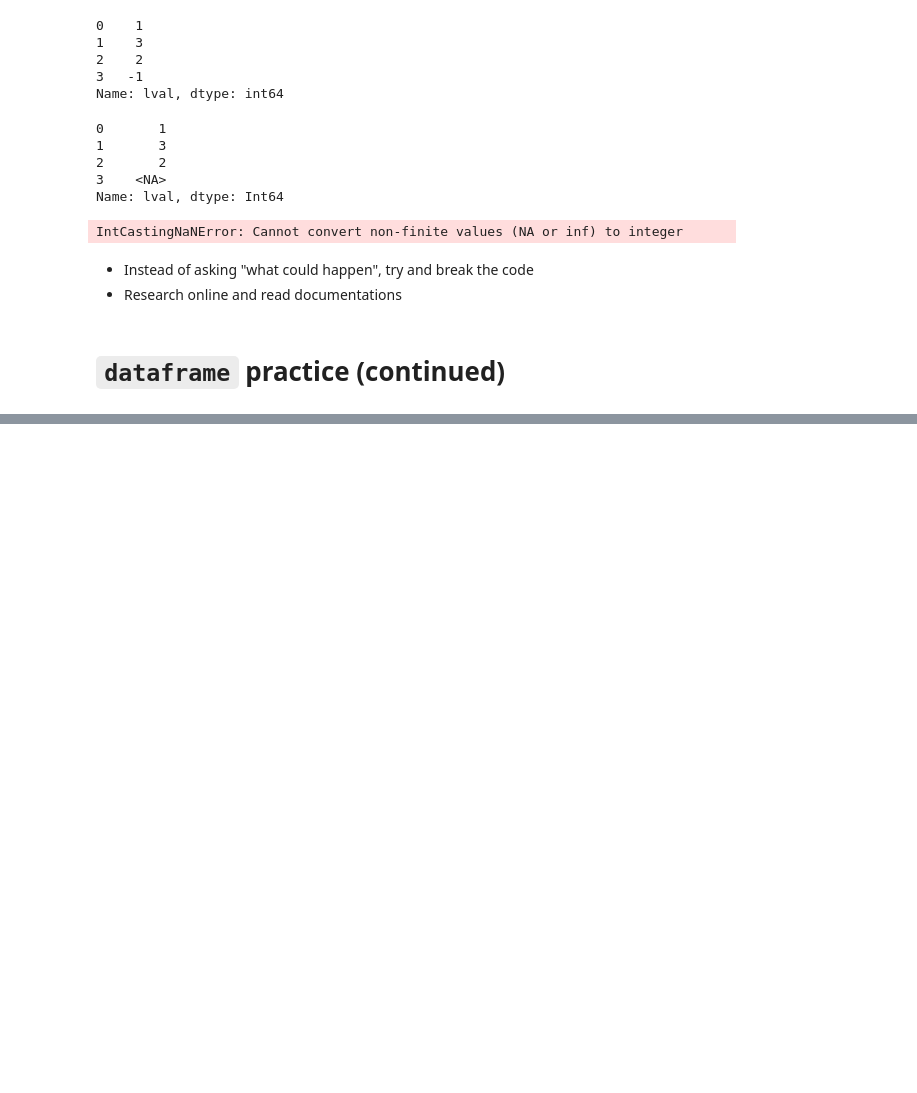
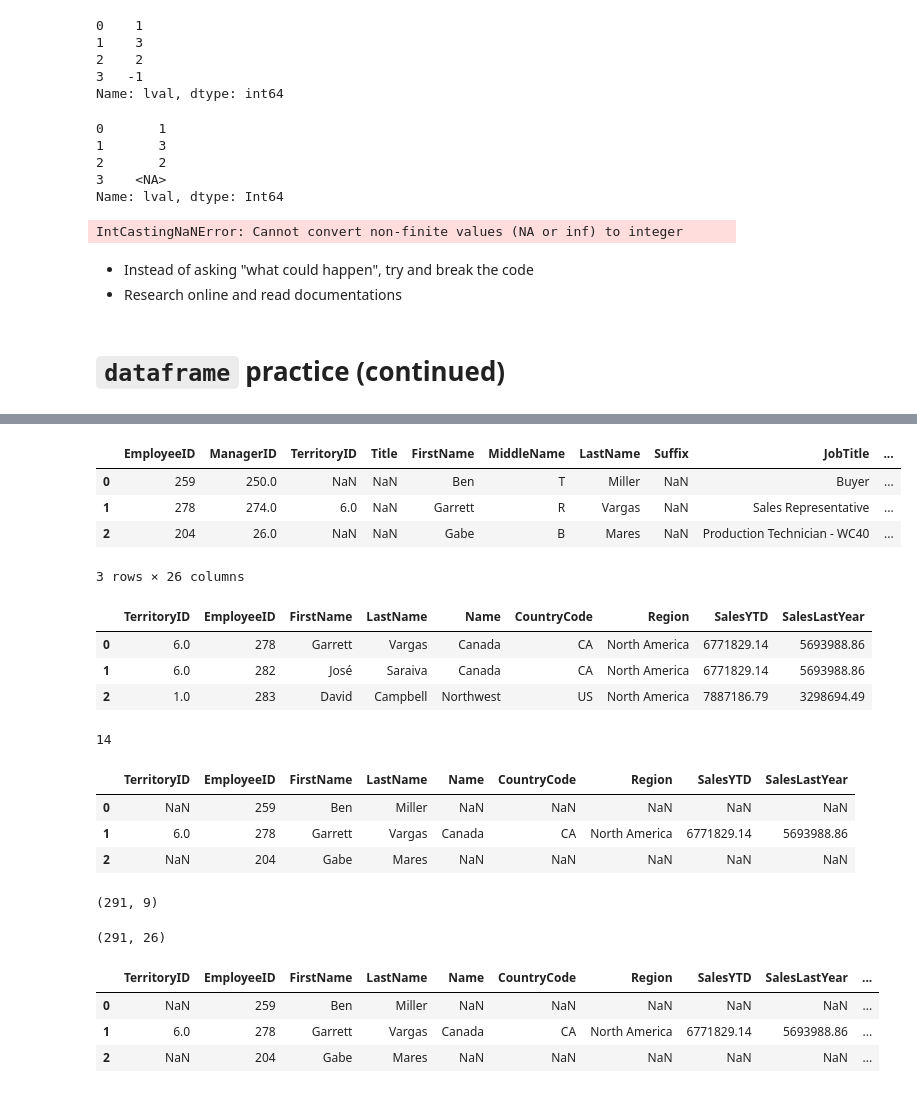
Before and after one commit to xiangshiyin/data-programming-with-python, a Jupyter notebook: 2023-fall/2023-10-03/notebook/code_demo.ipynb, the cells around one changed output, grey strips where cells are left out. Cells and saved outputs as stored; diff of their text form; code cells hidden in the pictures; blank space fills up the shorter version.

```diff
--- a/2023-fall/2023-10-03/notebook/code_demo.ipynb
+++ b/2023-fall/2023-10-03/notebook/code_demo.ipynb
@@ -99,0 +175,46 @@ Orders = pd.read_excel('../data/ItemsOrdered.xls')
+# %%
+Employees.head(3)
+# %% [output]
+|  | EmployeeID | ManagerID | TerritoryID | Title | FirstName | MiddleName | LastName | Suffix | JobTitle | ... |
+| 0 | 259 | 250.0 | NaN | NaN | Ben | T | Miller | NaN | Buyer | ... |
+| 1 | 278 | 274.0 | 6.0 | NaN | Garrett | R | Vargas | NaN | Sales Representative | ... |
+| 2 | 204 | 26.0 | NaN | NaN | Gabe | B | Mares | NaN | Production Technician - WC40 | ... |
+3 rows × 26 columns
+# %%
+df = pd.merge(
+    Employees.loc[:,['TerritoryID','EmployeeID','FirstName','LastName']],
+    Territory,
+    on = 'TerritoryID',
+    how = 'inner'
+)
+df.head(3)
+# %% [output]
+|  | TerritoryID | EmployeeID | FirstName | LastName | Name | CountryCode | Region | SalesYTD | SalesLastYear |
+| 0 | 6.0 | 278 | Garrett | Vargas | Canada | CA | North America | 6771829.14 | 5693988.86 |
+| 1 | 6.0 | 282 | José | Saraiva | Canada | CA | North America | 6771829.14 | 5693988.86 |
+| 2 | 1.0 | 283 | David | Campbell | Northwest | US | North America | 7887186.79 | 3298694.49 |
+# %%
+df.EmployeeID.nunique()
+# %% [output]
+14
+# %%
+df = pd.merge(
+    Employees.loc[:,['TerritoryID','EmployeeID','FirstName','LastName']],
+    Territory,
+    on = 'TerritoryID',
+    how = 'left'
+)
+df.head(3)
+# %% [output]
+|  | TerritoryID | EmployeeID | FirstName | LastName | Name | CountryCode | Region | SalesYTD | SalesLastYear |
+| 0 | NaN | 259 | Ben | Miller | NaN | NaN | NaN | NaN | NaN |
+| 1 | 6.0 | 278 | Garrett | Vargas | Canada | CA | North America | 6771829.14 | 5693988.86 |
+| 2 | NaN | 204 | Gabe | Mares | NaN | NaN | NaN | NaN | NaN |
+# %%
+df.shape
+# %% [output]
+(291, 9)
+# %%
+Employees.shape
+# %% [output]
+(291, 26)
@@ -99,0 +226,7 @@ Orders = pd.read_excel('../data/ItemsOrdered.xls')
+# %%
+df.head(3)
+# %% [output]
+|  | TerritoryID | EmployeeID | FirstName | LastName | Name | CountryCode | Region | SalesYTD | SalesLastYear | ... |
+| 0 | NaN | 259 | Ben | Miller | NaN | NaN | NaN | NaN | NaN | ... |
+| 1 | 6.0 | 278 | Garrett | Vargas | Canada | CA | North America | 6771829.14 | 5693988.86 | ... |
+| 2 | NaN | 204 | Gabe | Mares | NaN | NaN | NaN | NaN | NaN | ... |
```
Also changed, not shown: parts of 51 cells of this notebook.
